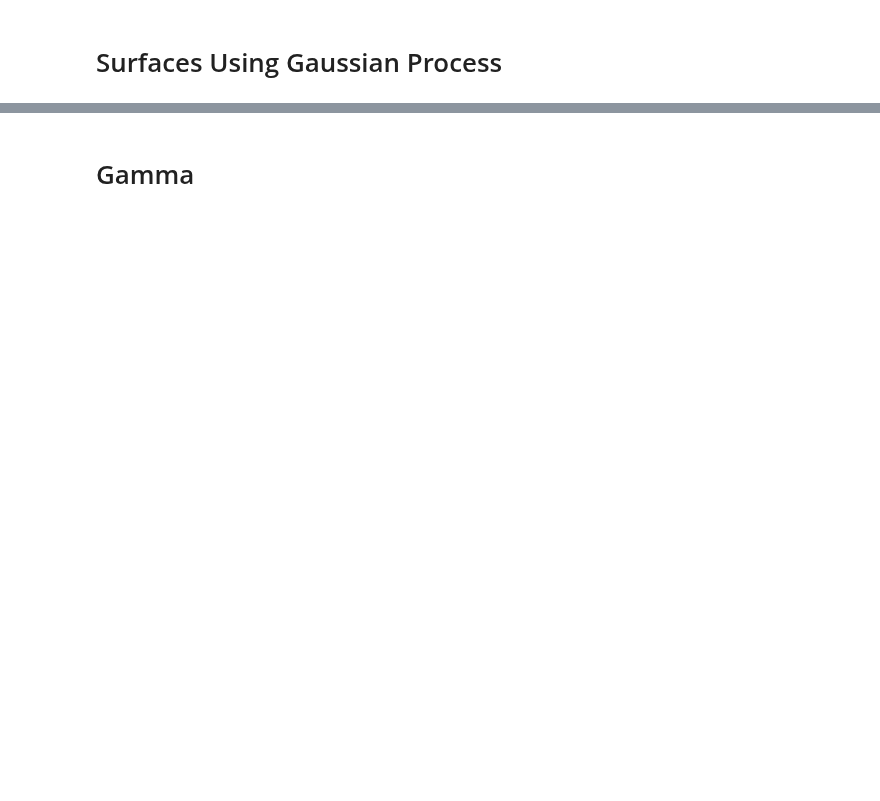
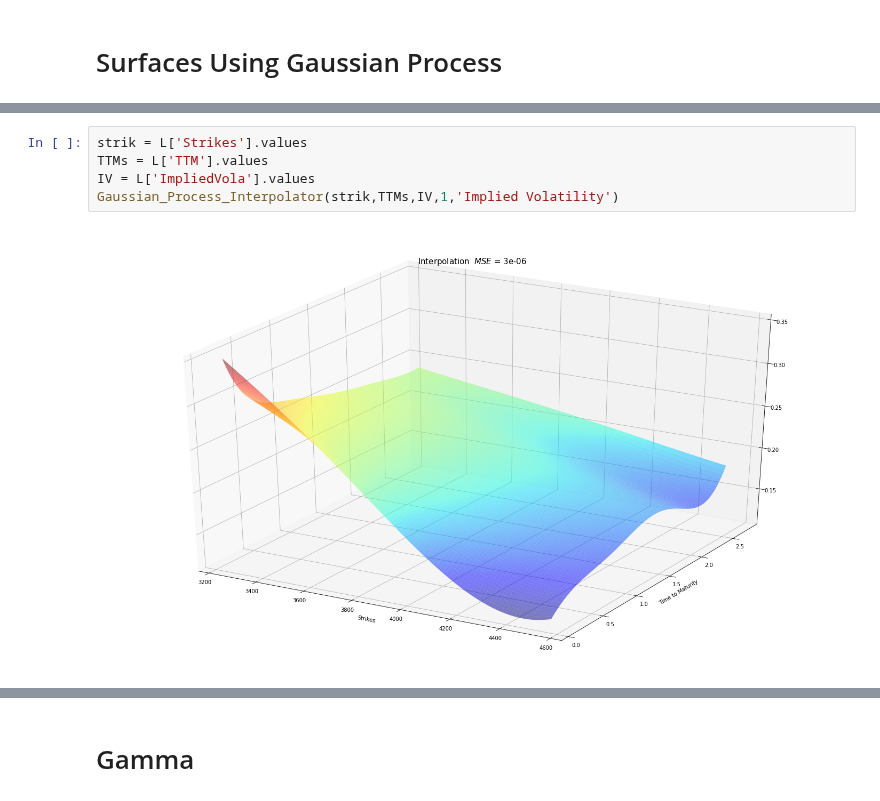
Before and after one commit to EM51641/Master-Thesis-, a Jupyter notebook: Local Dupire Volatility.ipynb, the cells around one changed output, grey strips where cells are left out. Cells and saved outputs as stored; diff of their text form; blank space fills up the shorter version.

```diff
--- a/Local Dupire Volatility.ipynb
+++ b/Local Dupire Volatility.ipynb
@@ -450,0 +198,7 @@ MSE =  181.09214490089005 2500
+# %%
+strik = L['Strikes'].values
+TTMs = L['TTM'].values
+IV = L['ImpliedVola'].values
+Gaussian_Process_Interpolator(strik,TTMs,IV,1,'Implied Volatility')
+# %% [output]
+[figure, added]
```
Also changed, not shown: parts of 26 cells of this notebook.
